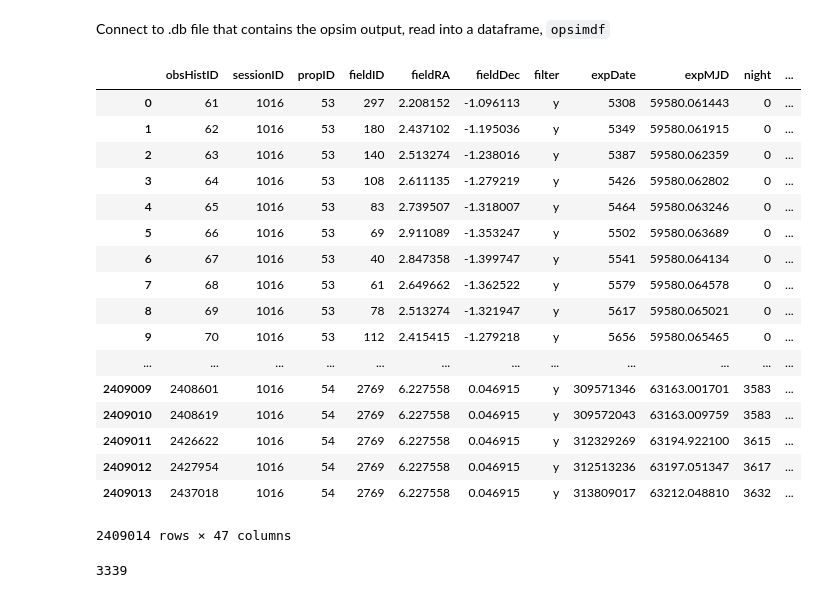
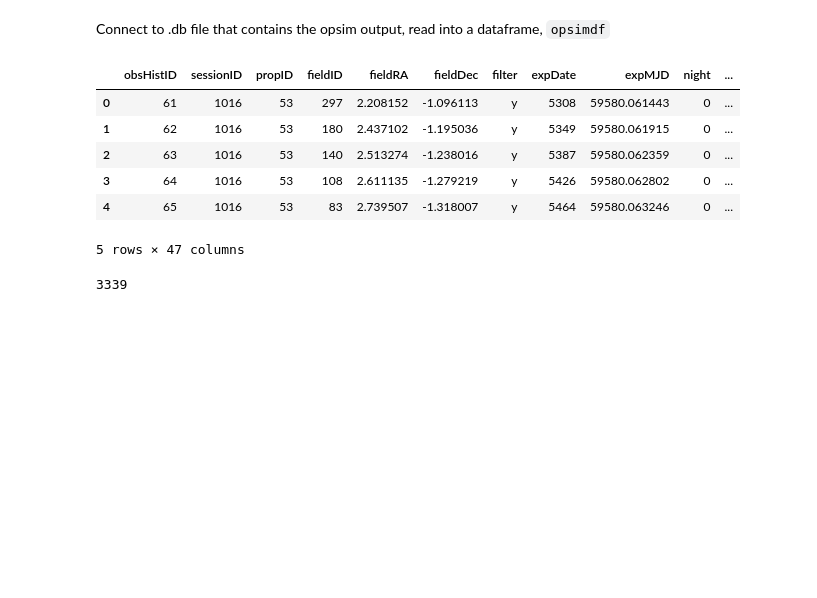
Before and after one commit to RobFirth/LSST_tools, a Jupyter notebook: lsst_tools/sims/notebooks/simulate_cadence_fakerolling.ipynb, the cells around one changed output. Cells and saved outputs as stored; diff of their text form; code cells hidden in the pictures; blank space fills up the shorter version.

```diff
--- a/lsst_tools/sims/notebooks/simulate_cadence_fakerolling.ipynb
+++ b/lsst_tools/sims/notebooks/simulate_cadence_fakerolling.ipynb
@@ -57,26 +57,15 @@ opsimdbpath = "/Users/berto/data/LSST/OpSimOutputDBs/Fake_Rolling/Rolling_3_80/R
 conn = create_engine('sqlite:///'+opsimdbpath, echo = False)
 opsimdf = pd.read_sql_table('Summary', con=conn)
 # %%
-opsimdf
+opsimdf.head()
 # %% [output]
 |  | obsHistID | sessionID | propID | fieldID | fieldRA | fieldDec | filter | expDate | expMJD | night | ... |
 | 0 | 61 | 1016 | 53 | 297 | 2.208152 | -1.096113 | y | 5308 | 59580.061443 | 0 | ... |
 | 1 | 62 | 1016 | 53 | 180 | 2.437102 | -1.195036 | y | 5349 | 59580.061915 | 0 | ... |
 | 2 | 63 | 1016 | 53 | 140 | 2.513274 | -1.238016 | y | 5387 | 59580.062359 | 0 | ... |
 | 3 | 64 | 1016 | 53 | 108 | 2.611135 | -1.279219 | y | 5426 | 59580.062802 | 0 | ... |
 | 4 | 65 | 1016 | 53 | 83 | 2.739507 | -1.318007 | y | 5464 | 59580.063246 | 0 | ... |
-| 5 | 66 | 1016 | 53 | 69 | 2.911089 | -1.353247 | y | 5502 | 59580.063689 | 0 | ... |
-| 6 | 67 | 1016 | 53 | 40 | 2.847358 | -1.399747 | y | 5541 | 59580.064134 | 0 | ... |
-| 7 | 68 | 1016 | 53 | 61 | 2.649662 | -1.362522 | y | 5579 | 59580.064578 | 0 | ... |
-| 8 | 69 | 1016 | 53 | 78 | 2.513274 | -1.321947 | y | 5617 | 59580.065021 | 0 | ... |
-| 9 | 70 | 1016 | 53 | 112 | 2.415415 | -1.279218 | y | 5656 | 59580.065465 | 0 | ... |
-| ... | ... | ... | ... | ... | ... | ... | ... | ... | ... | ... | ... |
-| 2409009 | 2408601 | 1016 | 54 | 2769 | 6.227558 | 0.046915 | y | 309571346 | 63163.001701 | 3583 | ... |
-| 2409010 | 2408619 | 1016 | 54 | 2769 | 6.227558 | 0.046915 | y | 309572043 | 63163.009759 | 3583 | ... |
-| 2409011 | 2426622 | 1016 | 54 | 2769 | 6.227558 | 0.046915 | y | 312329269 | 63194.922100 | 3615 | ... |
-| 2409012 | 2427954 | 1016 | 54 | 2769 | 6.227558 | 0.046915 | y | 312513236 | 63197.051347 | 3617 | ... |
-| 2409013 | 2437018 | 1016 | 54 | 2769 | 6.227558 | 0.046915 | y | 313809017 | 63212.048810 | 3632 | ... |
-2409014 rows × 47 columns
+5 rows × 47 columns
 # %%
 len(opsimdf["fieldID"].unique())
 # %% [output]
```
Also changed, not shown: parts of 3 cells of this notebook, 8 other files.
